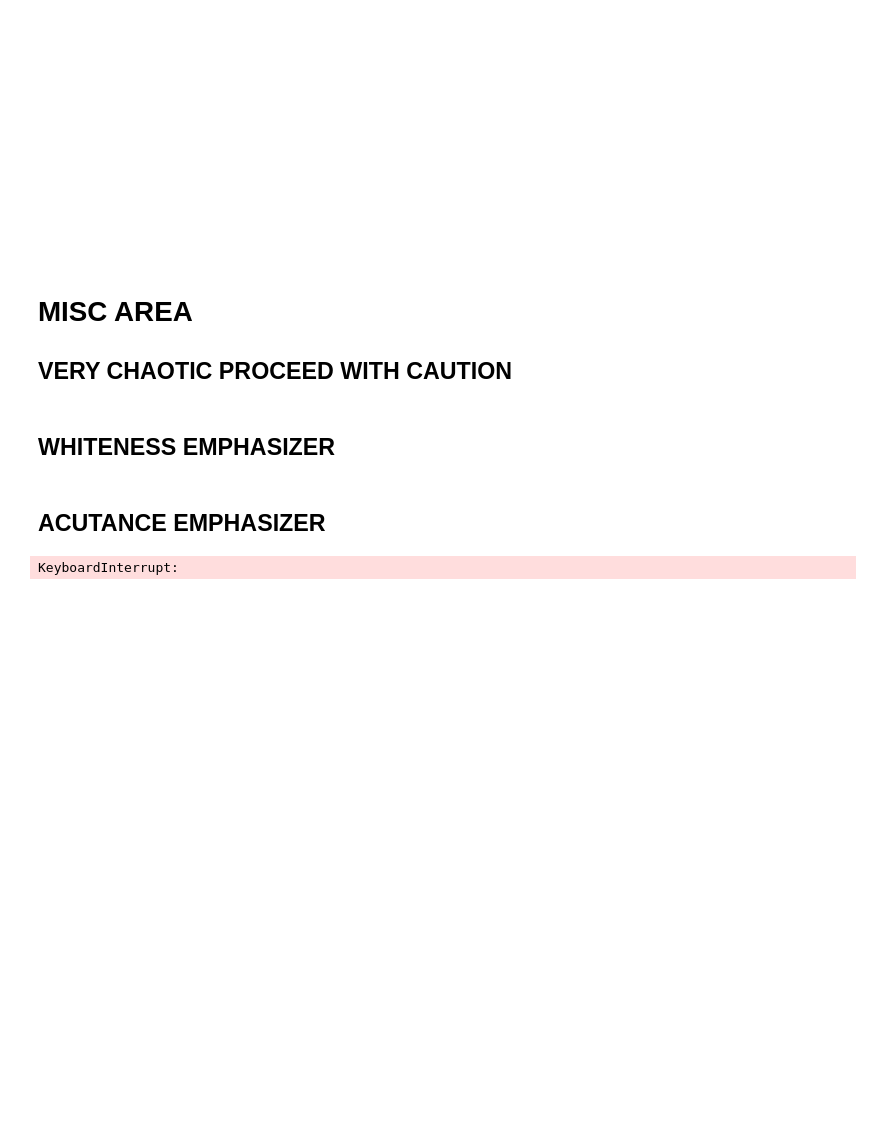
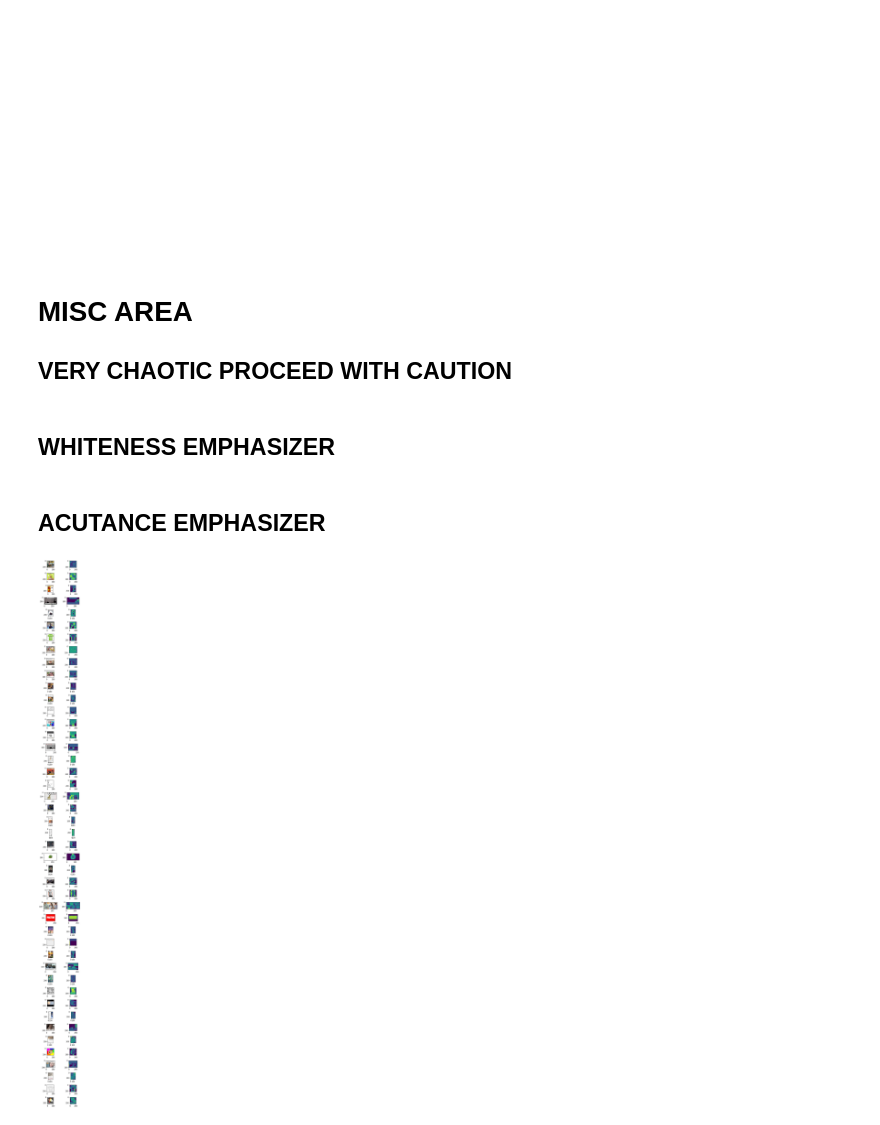
Before and after one commit to IvanZ-1-2-3-4/bot, a Jupyter notebook: test.ipynb, the cells around one changed output. Drawn from its saved outputs; the diff is of its cells as text; code cells hidden in the pictures; blank space fills up the shorter version.

```diff
--- a/test.ipynb
+++ b/test.ipynb
@@ -271,15 +271,15 @@ def emphasize_3rd_quarter(dist):
 # %% [markdown]
 ## ACUTANCE EMPHASIZER
 # %%
-def acutance_map(image):
-    image = image[:]
+def acutance_map(image, r=0.05):
+    image = rgb2gray_emph_whiteness(image[:])
     countc = 0
     countr = 0
     w = image.shape[0] # Width
     l = image.shape[1] # Length
     #print(count)
     s=100
-    r = int(0.05 * (w + l) / 2) # Radius is proportional to average of height and width.
+    r = int(r * (w + l) / 2) # Radius is proportional to average of height and width.
     acutance_map = np.zeros_like(image)
 
     regions = []
@@ -292,34 +292,34 @@ def acutance_map(image):
                 max(0, row - r) : min(w - 1, row + r), # Ensures that indices are within range.
                 max(0, col - r) : min(l - 1, col + r)
             ]
 
             gradient = np.gradient(np.sort(rgb2gray(region).flatten())) # all of the pixels sorted from lowest to highest brightness
             avg_gradient = np.mean(abs(gradient)) # take mean gradient of the
             #plot(gradient)
             #plot(fft(gradient))
             #show(region)
             regions.append(region)
             gradients.append(gradient)
 
             acutance_map[
                 max(0, row - r) : min(w - 1, row + r),
                 max(0, col - r) : min(l - 1, col + r)
             ] += avg_gradient*100
     return normalize(acutance_map)
 
 image = rgb2gray_emph_whiteness(io.imread('images/net_images_whole/357.png'))
 #print(image)
 images = get_images()
 
 maps = []
-for image in images: maps.append(acutance_map(rgb2gray_emph_whiteness(image)))
+for image in images: maps.append(acutance_map(image))
 
 fig, axs = plt.subplots(len(images), 2, figsize=(8, len(images)))
 
-for i in range(len(regions)):
+for i in range(len(images)):
     axs[i][0].imshow(images[i], cmap='gray')
-    axs[i][1].plot(maps[i])
+    axs[i][1].imshow(maps[i])
 fig.set_tight_layout(True)
 plt.savefig('gradient_maps.png')
 # %% [output]
-KeyboardInterrupt:
+[figure, added]
```
Also changed, not shown: 51 other files.
